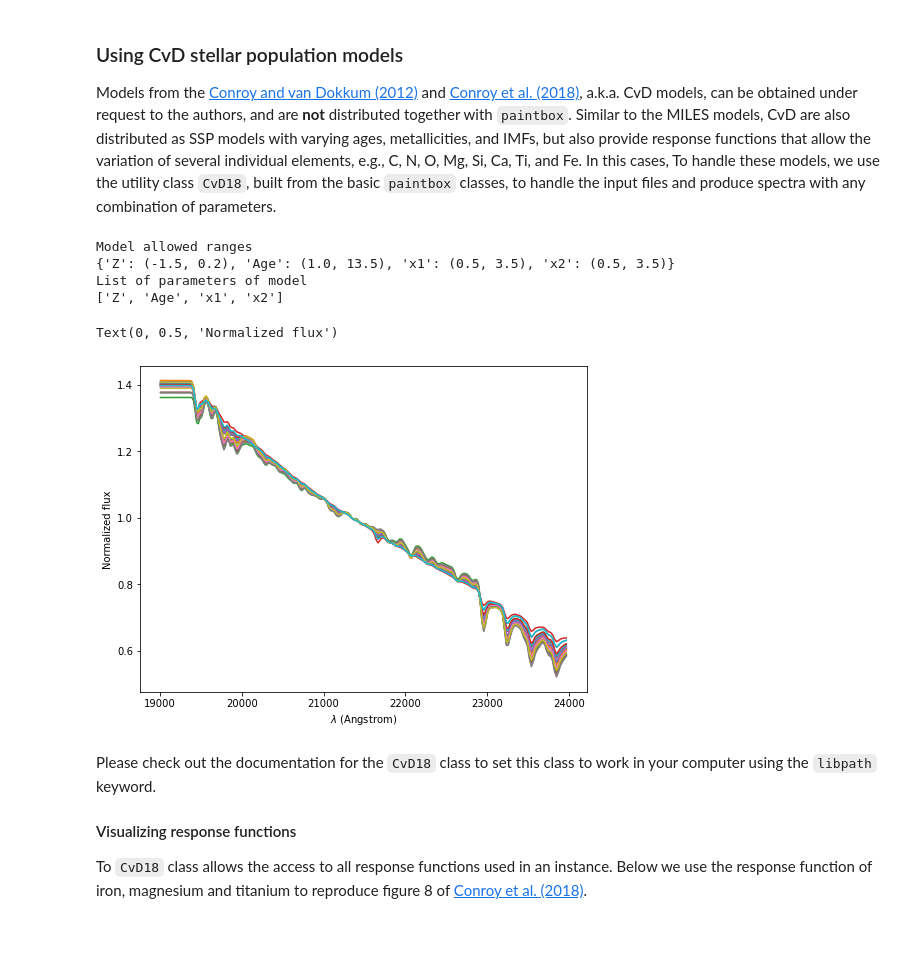
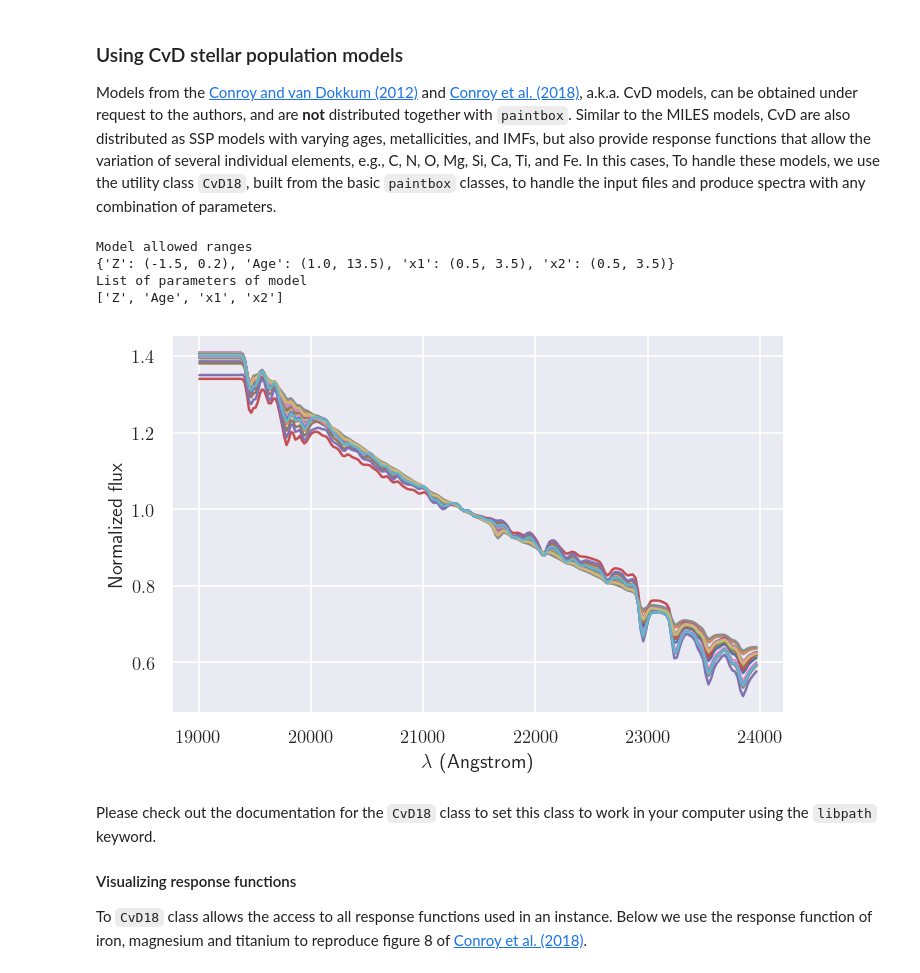
Before and after one commit to cebarbosa/paintbox, a Jupyter notebook: tutorials/cvd18.ipynb, the cells around one changed output. Cells and saved outputs as stored; diff of their text form; code cells hidden in the pictures; blank space fills up the shorter version.

```diff
--- a/tutorials/cvd18.ipynb
+++ b/tutorials/cvd18.ipynb
@@ -1,3 +1,9 @@
+# %%
+import matplotlib.pyplot as plt
+import seaborn as sns
+
+sns.set()
+plt.rcParams["text.usetex"] = True
 # %% [markdown]
 ### Using CvD stellar population models
 
@@ -8,37 +14,37 @@ import os
 import numpy as np
 from paintbox.utils import CvD18, disp2vel
 import matplotlib.pyplot as plt
 
 # Defining an arbitrary wavelength region
 w1, w2 = 19000, 24000 # Setting the wavelength window
 sigma = 300 # Velocity dispersion of the output models
 wave = disp2vel([w1, w2], sigma)
 store = os.path.join(os.getcwd(), "CvD18_nir.fits")
 libpath = "/home/kadu/Dropbox/SSPs/CvD18"
 elements = [] # Simple model with only two elements
 ssp = CvD18(wave, sigma=sigma, store=store, elements=elements, libpath=libpath)
 # Plotting n random models
-fig = plt.figure(figsize=(8, 6))
+fig = plt.figure(dpi=120)
 n = 20
 print("Model allowed ranges")
 print(ssp.limits)
 print("List of parameters of model")
 print(ssp.parnames)
 for i in range(n):
     theta = np.array([np.random.uniform(ssp.limits[p][0], ssp.limits[p][1])
                       for p in ssp.parnames])
     v = ssp(theta)
     plt.plot(wave, ssp(theta))
 plt.xlabel("$\lambda$ (Angstrom)")
 plt.ylabel("Normalized flux")
-#plt.savefig("../docs/figures/CvD_example.png")
+plt.tight_layout()
+plt.savefig("../docs/figures/CvD_example.png")
 # %% [output]
 Model allowed ranges
 {'Z': (-1.5, 0.2), 'Age': (1.0, 13.5), 'x1': (0.5, 3.5), 'x2': (0.5, 3.5)}
 List of parameters of model
 ['Z', 'Age', 'x1', 'x2']
-Text(0, 0.5, 'Normalized flux')
-[figure, old version]
+[figure, new version]
 # %% [markdown]
 Please check out the documentation for the `CvD18` class to set this class to work in your computer using the `libpath` keyword.
 
```
Also changed, not shown: parts of 1 cell of this notebook, 4 other files.
